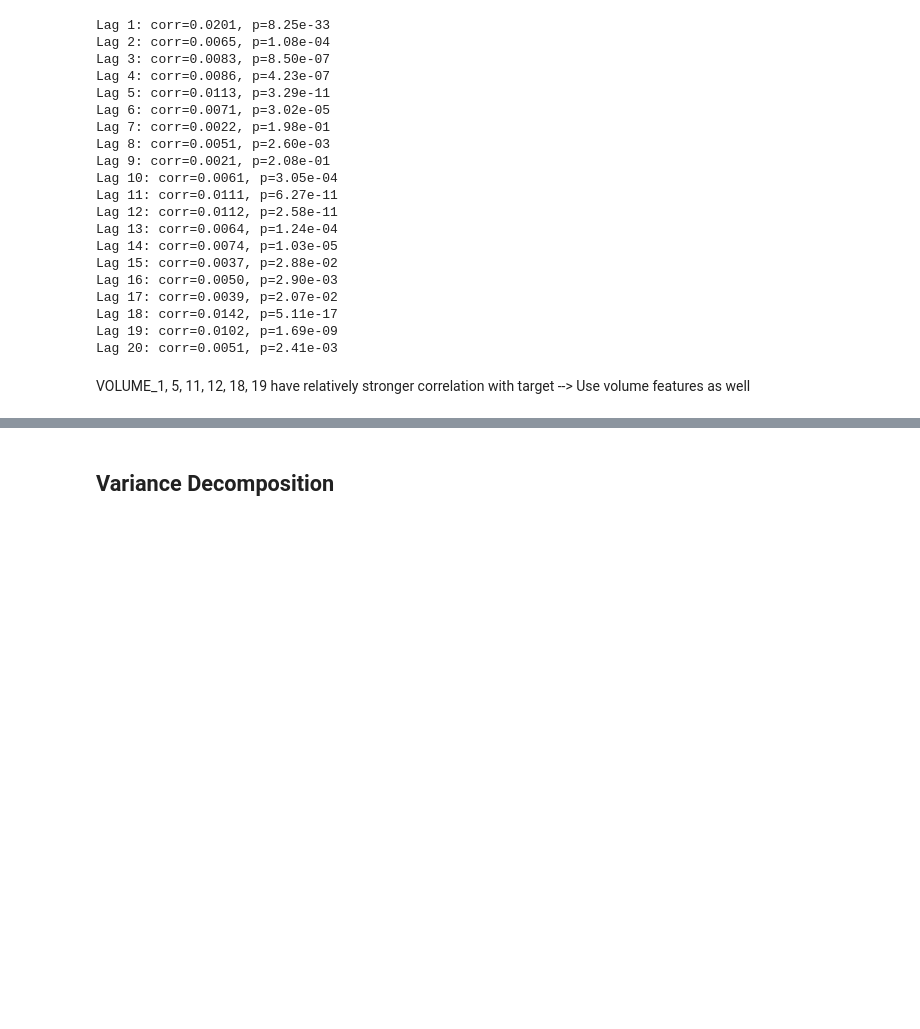
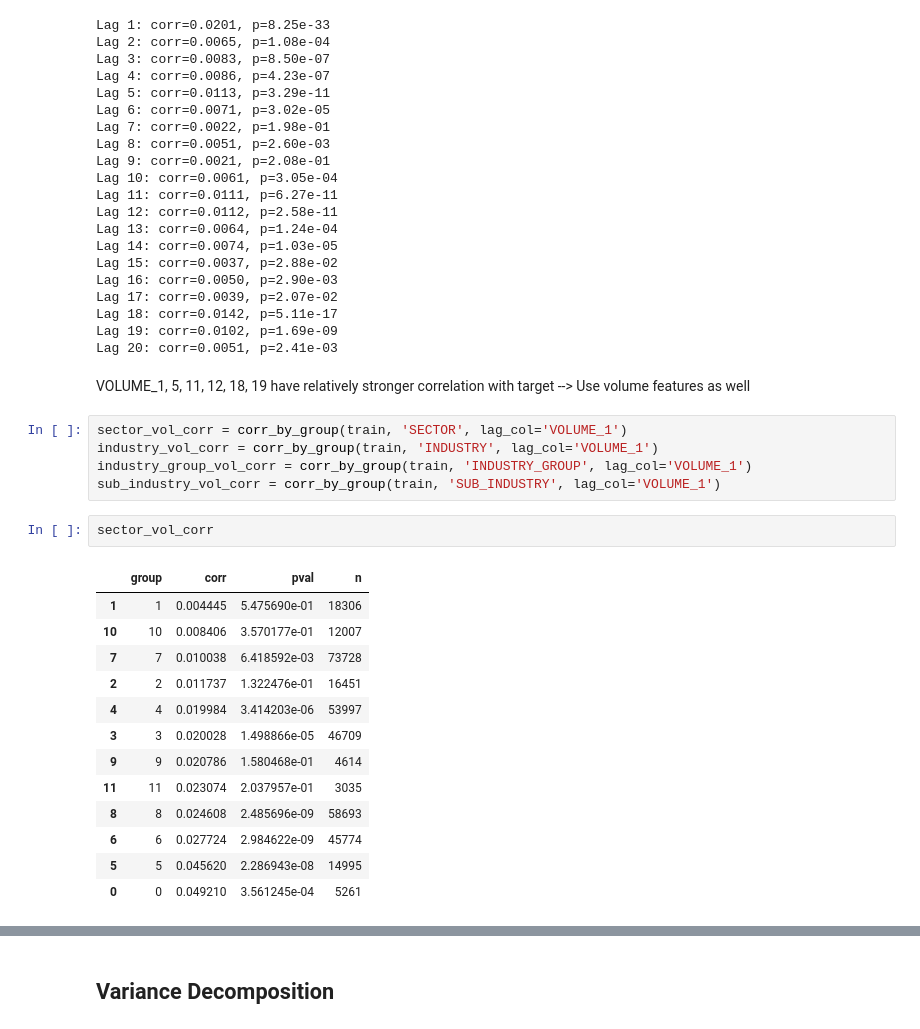
Before and after one commit to anbinh-bui/Stock-Return-Prediction-Challenge-, a Jupyter notebook: EDA.ipynb, the cells around one changed output, grey strips where cells are left out. Cells and saved outputs as stored; diff of their text form; blank space fills up the shorter version.

```diff
--- a/EDA.ipynb
+++ b/EDA.ipynb
@@ -498,3 +498,24 @@ Lag 19: corr=0.0102, p=1.69e-09
 Lag 20: corr=0.0051, p=2.41e-03
 # %% [markdown]
 VOLUME_1, 5, 11, 12, 18, 19 have relatively stronger correlation with target --> Use volume features as well
+# %%
+sector_vol_corr = corr_by_group(train, 'SECTOR', lag_col='VOLUME_1')
+industry_vol_corr = corr_by_group(train, 'INDUSTRY', lag_col='VOLUME_1')
+industry_group_vol_corr = corr_by_group(train, 'INDUSTRY_GROUP', lag_col='VOLUME_1')
+sub_industry_vol_corr = corr_by_group(train, 'SUB_INDUSTRY', lag_col='VOLUME_1')
+# %%
+sector_vol_corr
+# %% [output]
+|  | group | corr | pval | n |
+| 1 | 1 | 0.004445 | 5.475690e-01 | 18306 |
+| 10 | 10 | 0.008406 | 3.570177e-01 | 12007 |
+| 7 | 7 | 0.010038 | 6.418592e-03 | 73728 |
+| 2 | 2 | 0.011737 | 1.322476e-01 | 16451 |
+| 4 | 4 | 0.019984 | 3.414203e-06 | 53997 |
+| 3 | 3 | 0.020028 | 1.498866e-05 | 46709 |
+| 9 | 9 | 0.020786 | 1.580468e-01 | 4614 |
+| 11 | 11 | 0.023074 | 2.037957e-01 | 3035 |
+| 8 | 8 | 0.024608 | 2.485696e-09 | 58693 |
+| 6 | 6 | 0.027724 | 2.984622e-09 | 45774 |
+| 5 | 5 | 0.045620 | 2.286943e-08 | 14995 |
+| 0 | 0 | 0.049210 | 3.561245e-04 | 5261 |
```
Also changed, not shown: parts of 5 cells of this notebook.
